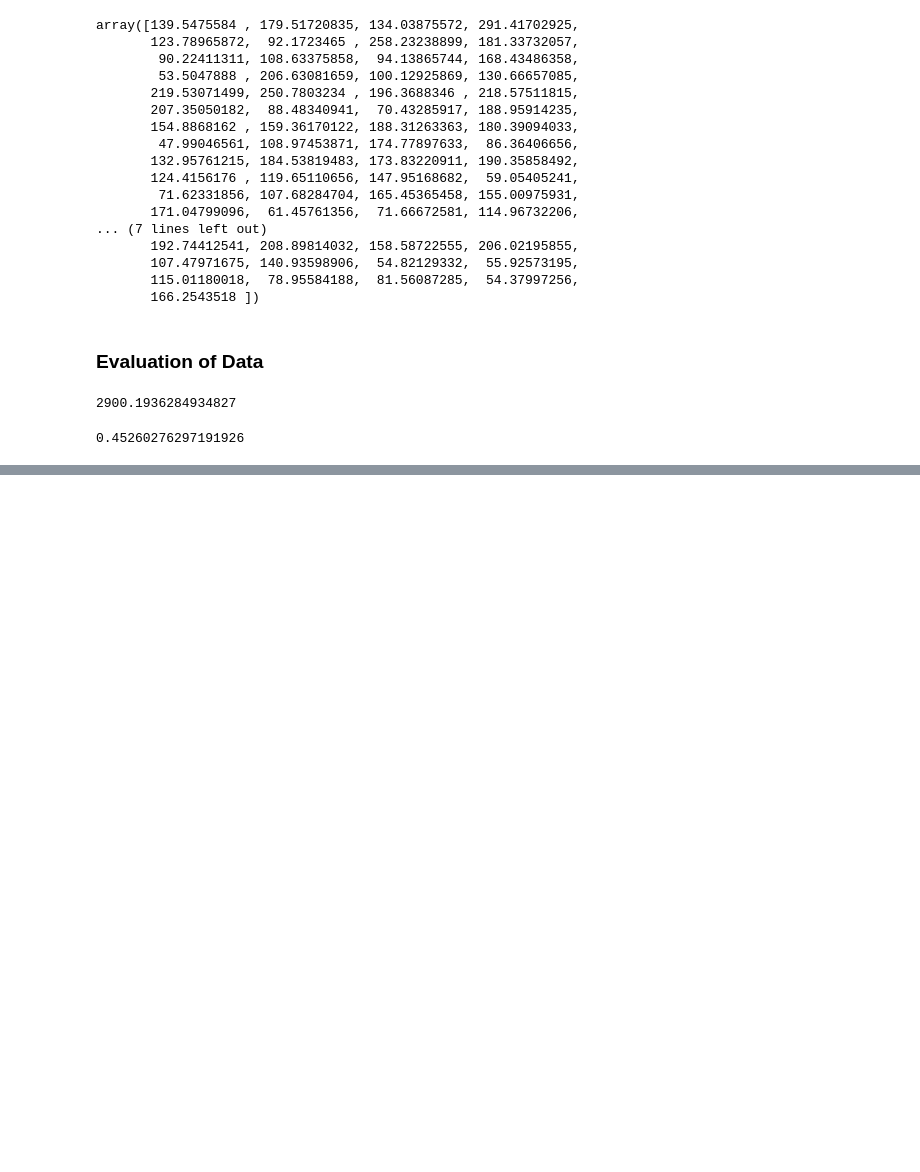
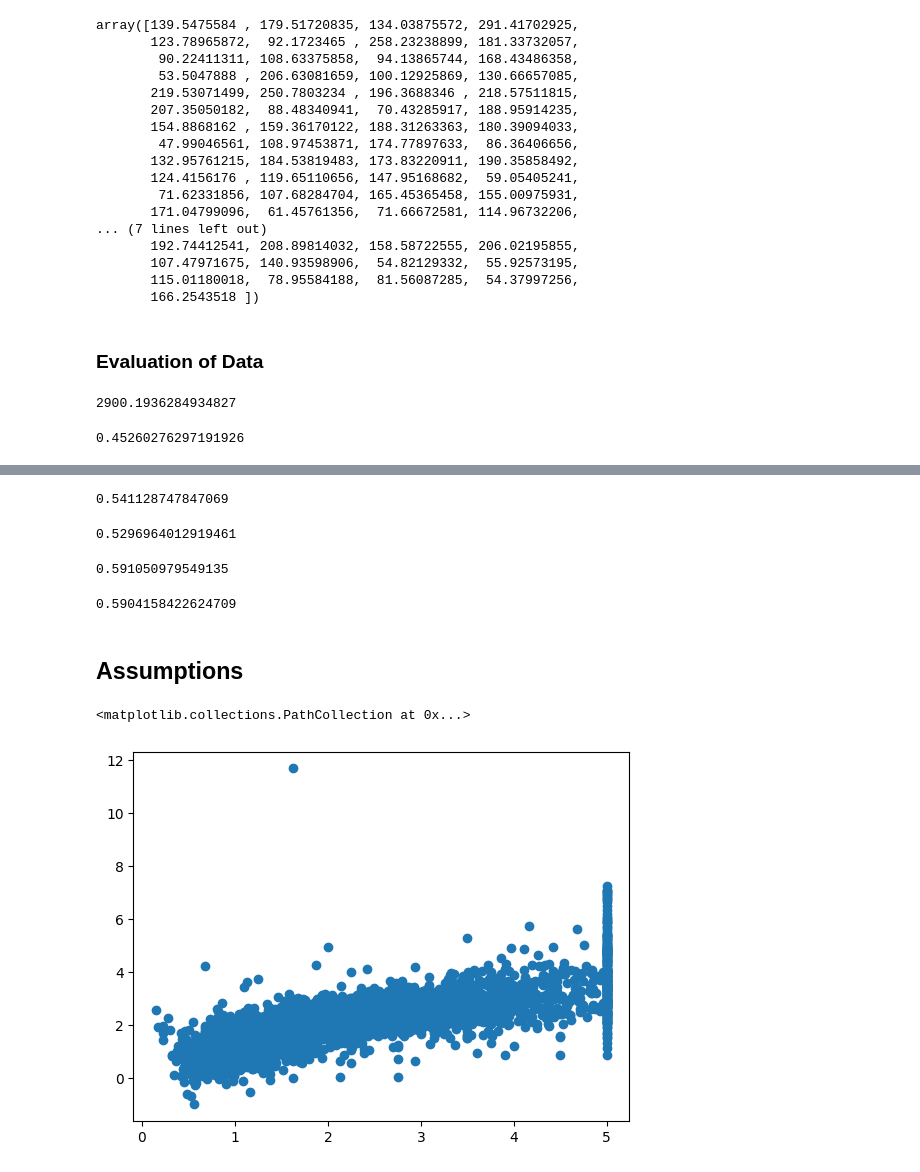
Before and after one commit to prA-G/Machine-Learning, a Jupyter notebook: Regression/3. MLR implementation.ipynb, the cells around one changed output, grey strips where cells are left out. Saved outputs shown, nothing was run; the diff lists cells and outputs as text; code cells hidden in the pictures; blank space fills up the shorter version.

```diff
--- a/Regression/3. MLR implementation.ipynb
+++ b/Regression/3. MLR implementation.ipynb
@@ -275,0 +549,3 @@ r2_score(y_test, y_pred)
+# %%
+X_train = scaler.fit_transform(X_train)  #fit_transform for train data
+X_test = scaler.transform(X_test)        #transform for test data
@@ -275,0 +588,2 @@ r2_score(y_test, y_pred)
+# %%
+model = LinearRegression()
@@ -275,0 +594,2 @@ r2_score(y_test, y_pred)
+# %%
+model.fit(X_train, y_train)  #training the model
@@ -275,0 +613,3 @@ r2_score(y_test, y_pred)
+# %%
+y_pred = model.predict(X_test)
+y_pred
@@ -275,0 +623,24 @@ r2_score(y_test, y_pred)
+# %%
+mean_squared_error(y_test, y_pred)
+# %% [output]
+0.541128747847069
+# %%
+mean_absolute_error(y_test, y_pred)
+# %% [output]
+0.5296964012919461
+# %%
+r2_score(y_test, y_pred)
+# %% [output]
+0.591050979549135
+# %%
+# Adjusted R2 Score
+1-(1-r2_score(y_test, y_pred))*(len(y_test)-1)/(len(y_test)-X_test.shape[1]-1)
+# %% [output]
+0.5904158422624709
+# %% [markdown]
+## Assumptions
+# %%
+plt.scatter(y_test, y_pred)
+# %% [output]
+<matplotlib.collections.PathCollection at 0x...>
+[figure, added]
```
Also changed, not shown: parts of 53 cells of this notebook.
